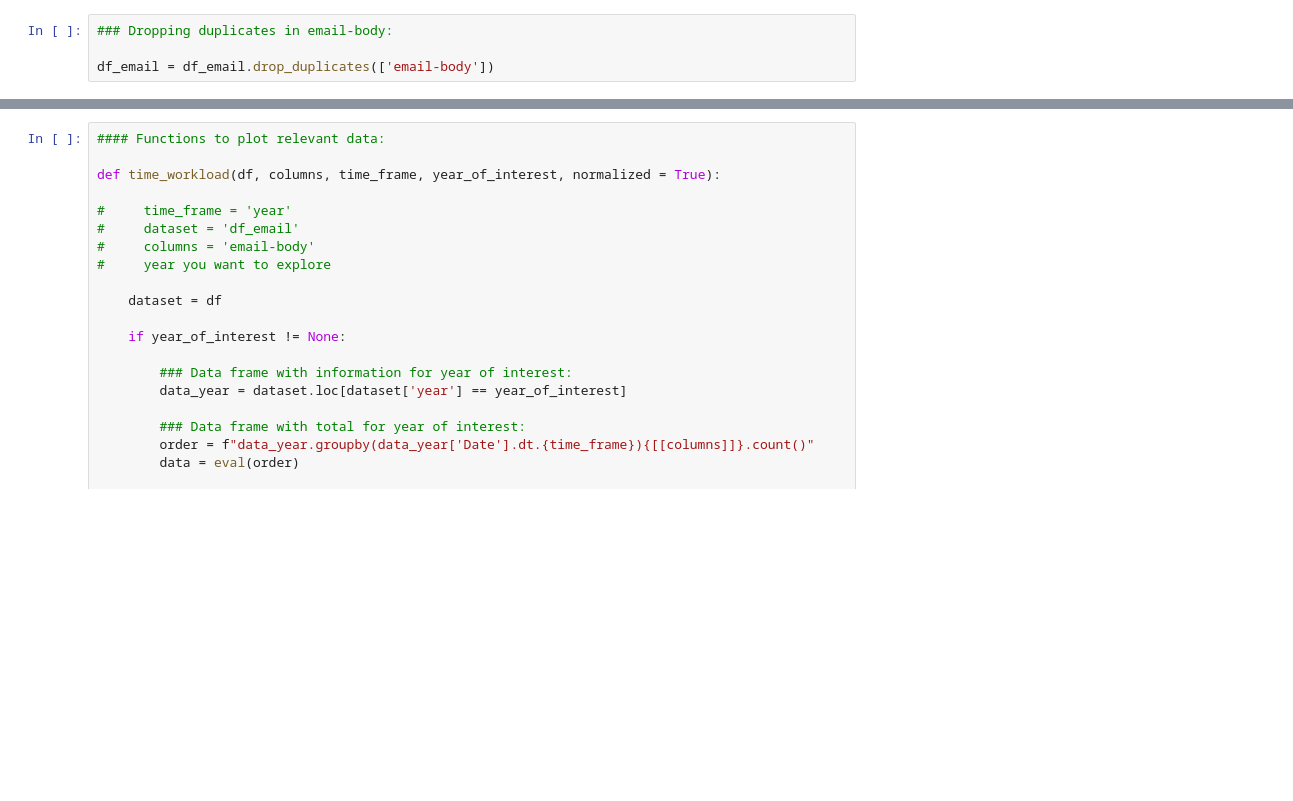
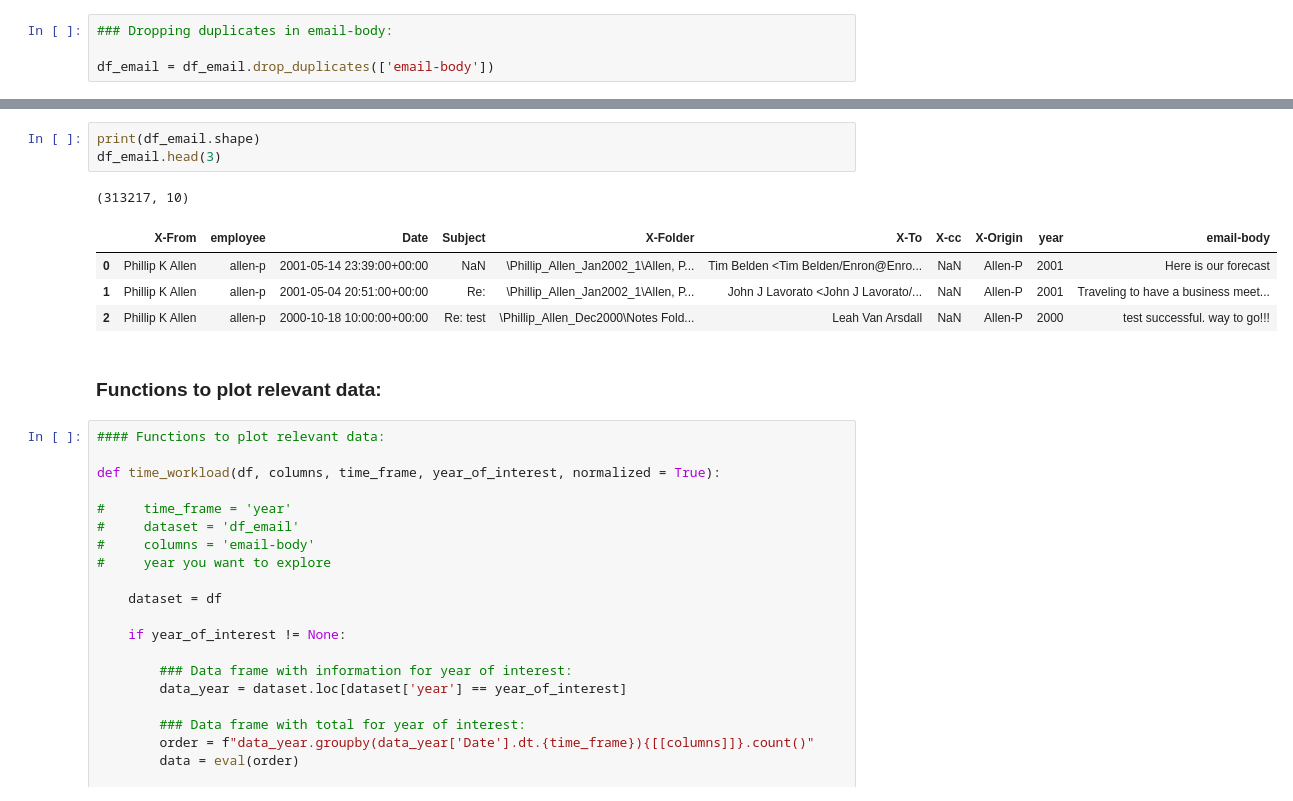
Before and after one commit to nedraki/Enron-Email, a Jupyter notebook: Enron_data_visual.ipynb, the cells around one changed output, grey strips where cells are left out. Cells and saved outputs as stored; diff of their text form; blank space fills up the shorter version.

```diff
--- a/Enron_data_visual.ipynb
+++ b/Enron_data_visual.ipynb
@@ -205,3 +213,14 @@ pandas._libs.tslibs.timestamps.Timestamp
+# %%
+print(df_email.shape)
+df_email.head(3)
+# %% [output]
+(313217, 10)
+|  | X-From | employee | Date | Subject | X-Folder | X-To | X-cc | X-Origin | year | email-body |
+| 0 | Phillip K Allen | allen-p | 2001-05-14 23:39:00+00:00 | NaN | \Phillip_Allen_Jan2002_1\Allen, P... | Tim Belden <Tim Belden/Enron@Enro... | NaN | Allen-P | 2001 | Here is our forecast |
+| 1 | Phillip K Allen | allen-p | 2001-05-04 20:51:00+00:00 | Re: | \Phillip_Allen_Jan2002_1\Allen, P... | John J Lavorato <John J Lavorato/... | NaN | Allen-P | 2001 | Traveling to have a business meet... |
+| 2 | Phillip K Allen | allen-p | 2000-10-18 10:00:00+00:00 | Re: test | \Phillip_Allen_Dec2000\Notes Fold... | Leah Van Arsdall | NaN | Allen-P | 2000 | test successful. way to go!!! |
+# %% [markdown]
+### Functions to plot relevant data:
 # %%
 #### Functions to plot relevant data:
 
```
Also changed, not shown: parts of 13 cells of this notebook, 2 other files.
